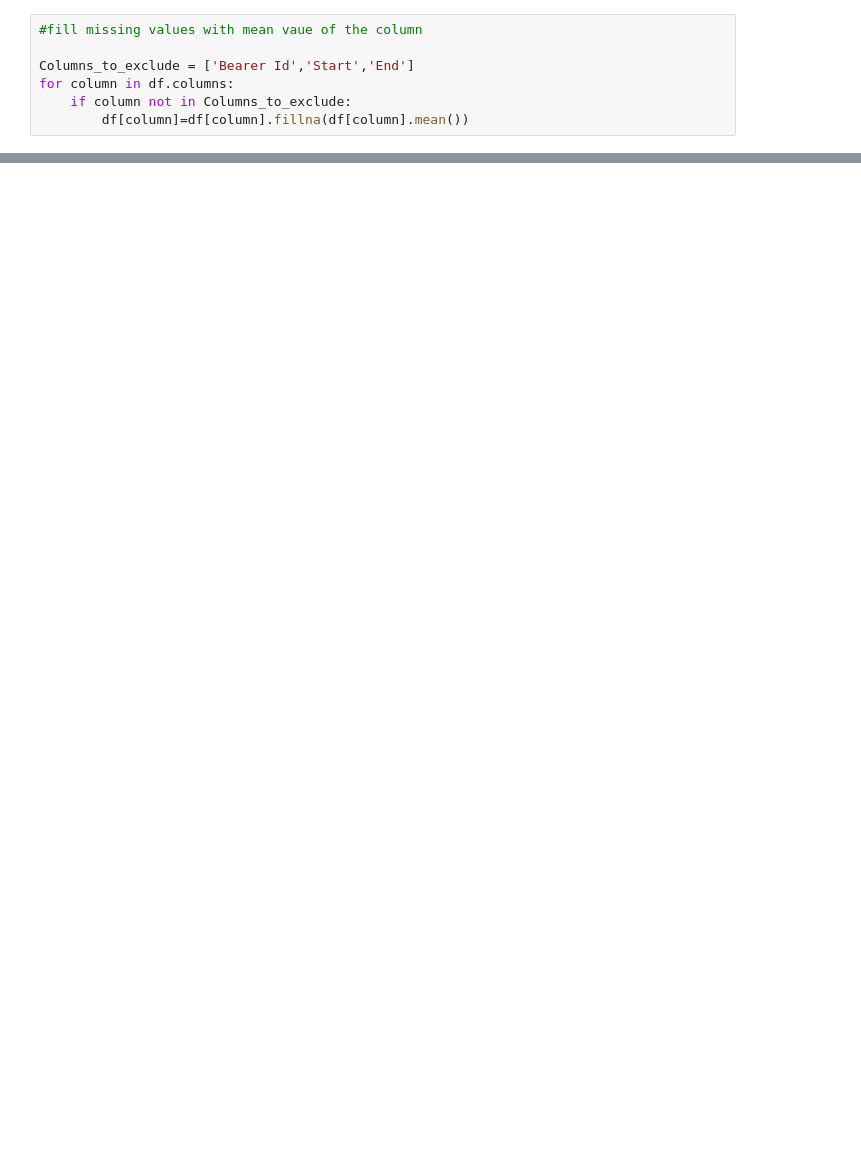
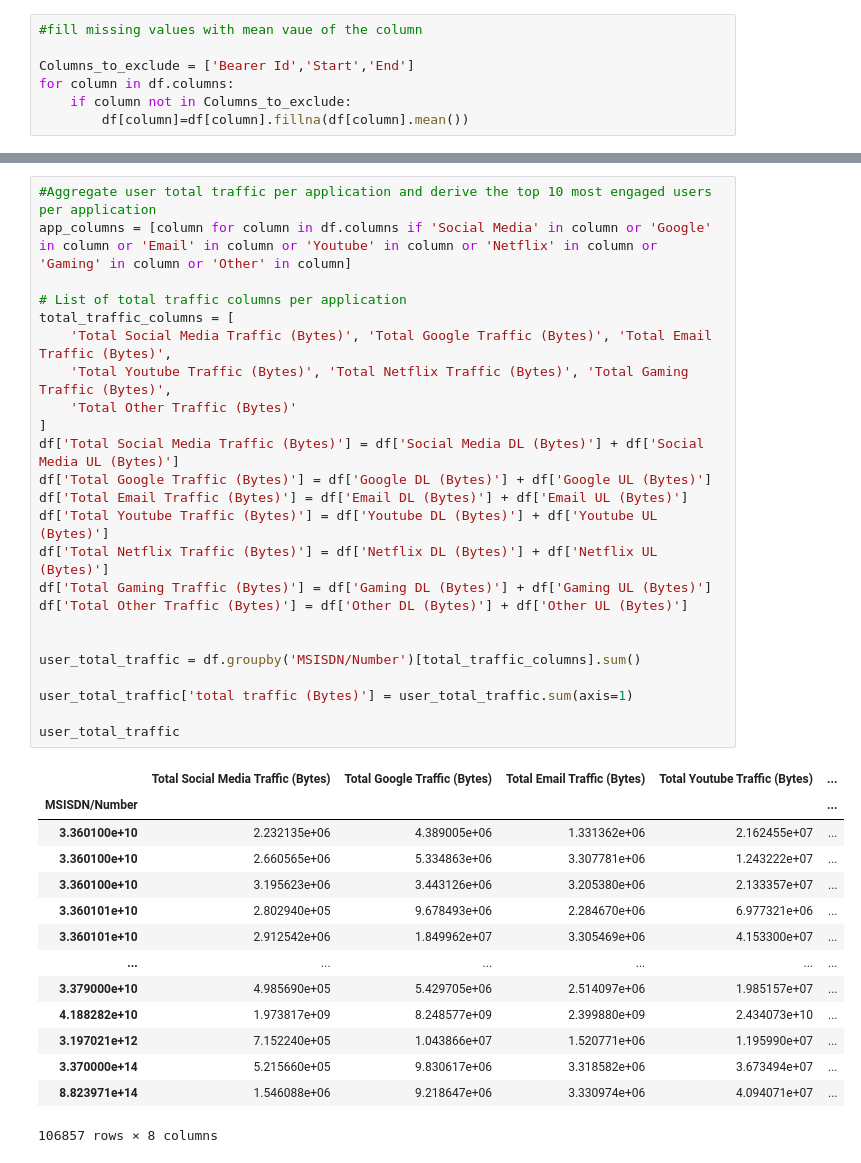
Before and after one commit to melatteshome/User-Analytics-Telecom-Industry, a Jupyter notebook: notebooks/user_engagment_analysis.ipynb, the cells around one changed output, grey strips where cells are left out. Cells and saved outputs as stored; diff of their text form; blank space fills up the shorter version.

Commit message:
top applications per top users

```diff
--- a/notebooks/user_engagment_analysis.ipynb
+++ b/notebooks/user_engagment_analysis.ipynb
@@ -197,0 +315,39 @@ top_10_users = user_engagment_metric['Total Data (Bytes)'].nlargest(10)
+# %%
+#Aggregate user total traffic per application and derive the top 10 most engaged users per application
+app_columns = [column for column in df.columns if 'Social Media' in column or 'Google' in column or 'Email' in column or 'Youtube' in column or 'Netflix' in column or 'Gaming' in column or 'Other' in column]
+
+# List of total traffic columns per application
+total_traffic_columns = [
+    'Total Social Media Traffic (Bytes)', 'Total Google Traffic (Bytes)', 'Total Email Traffic (Bytes)',
+    'Total Youtube Traffic (Bytes)', 'Total Netflix Traffic (Bytes)', 'Total Gaming Traffic (Bytes)',
+    'Total Other Traffic (Bytes)'
+]
+df['Total Social Media Traffic (Bytes)'] = df['Social Media DL (Bytes)'] + df['Social Media UL (Bytes)']
+df['Total Google Traffic (Bytes)'] = df['Google DL (Bytes)'] + df['Google UL (Bytes)']
+df['Total Email Traffic (Bytes)'] = df['Email DL (Bytes)'] + df['Email UL (Bytes)']
+df['Total Youtube Traffic (Bytes)'] = df['Youtube DL (Bytes)'] + df['Youtube UL (Bytes)']
+df['Total Netflix Traffic (Bytes)'] = df['Netflix DL (Bytes)'] + df['Netflix UL (Bytes)']
+df['Total Gaming Traffic (Bytes)'] = df['Gaming DL (Bytes)'] + df['Gaming UL (Bytes)']
+df['Total Other Traffic (Bytes)'] = df['Other DL (Bytes)'] + df['Other UL (Bytes)']
+
+
+user_total_traffic = df.groupby('MSISDN/Number')[total_traffic_columns].sum()
+
+user_total_traffic['total traffic (Bytes)'] = user_total_traffic.sum(axis=1)
+
+user_total_traffic
+# %% [output]
+|  | Total Social Media Traffic (Bytes) | Total Google Traffic (Bytes) | Total Email Traffic (Bytes) | Total Youtube Traffic (Bytes) | ... |
+| MSISDN/Number |  |  |  |  | ... |
+| 3.360100e+10 | 2.232135e+06 | 4.389005e+06 | 1.331362e+06 | 2.162455e+07 | ... |
+| 3.360100e+10 | 2.660565e+06 | 5.334863e+06 | 3.307781e+06 | 1.243222e+07 | ... |
+| 3.360100e+10 | 3.195623e+06 | 3.443126e+06 | 3.205380e+06 | 2.133357e+07 | ... |
+| 3.360101e+10 | 2.802940e+05 | 9.678493e+06 | 2.284670e+06 | 6.977321e+06 | ... |
+| 3.360101e+10 | 2.912542e+06 | 1.849962e+07 | 3.305469e+06 | 4.153300e+07 | ... |
+| ... | ... | ... | ... | ... | ... |
+| 3.379000e+10 | 4.985690e+05 | 5.429705e+06 | 2.514097e+06 | 1.985157e+07 | ... |
+| 4.188282e+10 | 1.973817e+09 | 8.248577e+09 | 2.399880e+09 | 2.434073e+10 | ... |
+| 3.197021e+12 | 7.152240e+05 | 1.043866e+07 | 1.520771e+06 | 1.195990e+07 | ... |
+| 3.370000e+14 | 5.215660e+05 | 9.830617e+06 | 3.318582e+06 | 3.673494e+07 | ... |
+| 8.823971e+14 | 1.546088e+06 | 9.218647e+06 | 3.330974e+06 | 4.094071e+07 | ... |
+106857 rows × 8 columns
```
Also changed, not shown: parts of 14 cells of this notebook.
